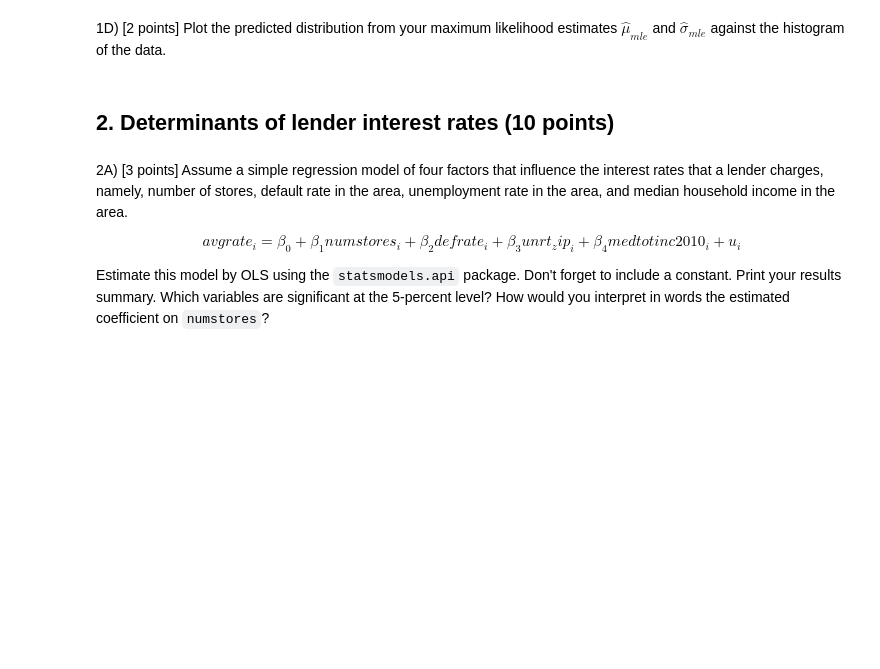
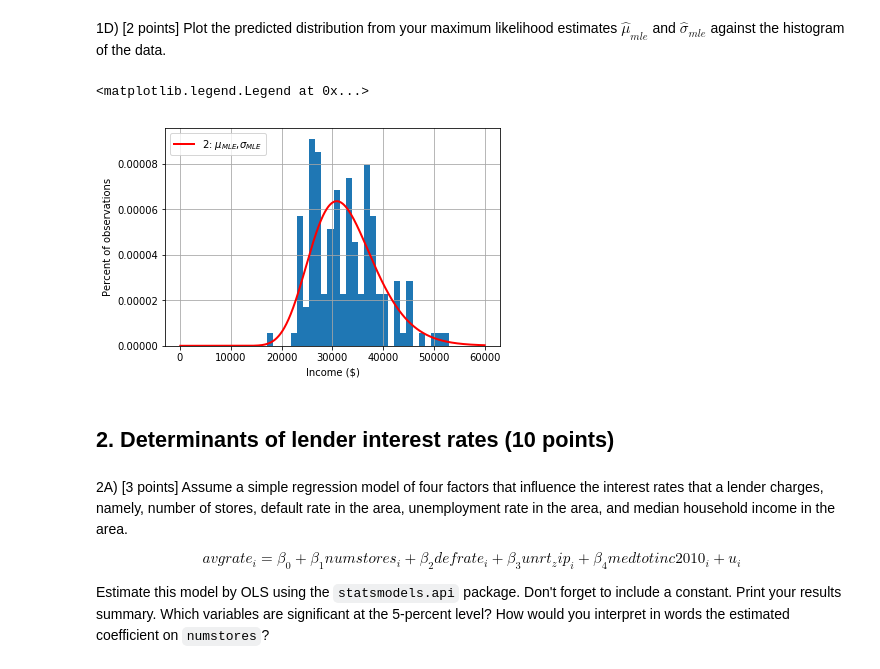
Before and after one commit to UC-MACSS/persp-model_W18, a Jupyter notebook: Midterm/Midterm.ipynb, the cells around one changed output. Drawn from its saved outputs; the diff is of its cells as text; code cells hidden in the pictures; blank space fills up the shorter version.

```diff
--- a/Midterm/Midterm.ipynb
+++ b/Midterm/Midterm.ipynb
@@ -40,5 +134,15 @@ Each observation contains characteristics of a particular lender location Read i
 # %% [markdown]
 1D) [2 points] Plot the predicted distribution from your maximum likelihood estimates $\hat{\mu}_{mle}$ and $\hat{\sigma}_{mle}$ against the histogram of the data.
+# %%
+plt.hist(lender.medtotinc2010, 30, normed=True)
+plt.plot(dist_pts,mle_pdf,linewidth=2, color='r', label='2: $\mu_{MLE}$,$\sigma_{MLE}$')
+plt.grid(b=True, which='major', color='0.65', linestyle='-')
+plt.xlabel(r'Income ($)')
+plt.ylabel('Percent of observations')
+plt.legend(loc='upper left')
+# %% [output]
+<matplotlib.legend.Legend at 0x...>
+[figure, added]
 # %% [markdown]
 ## 2. Determinants of lender interest rates (10 points)
 # %% [markdown]
```
Also changed, not shown: parts of 15 cells of this notebook.
